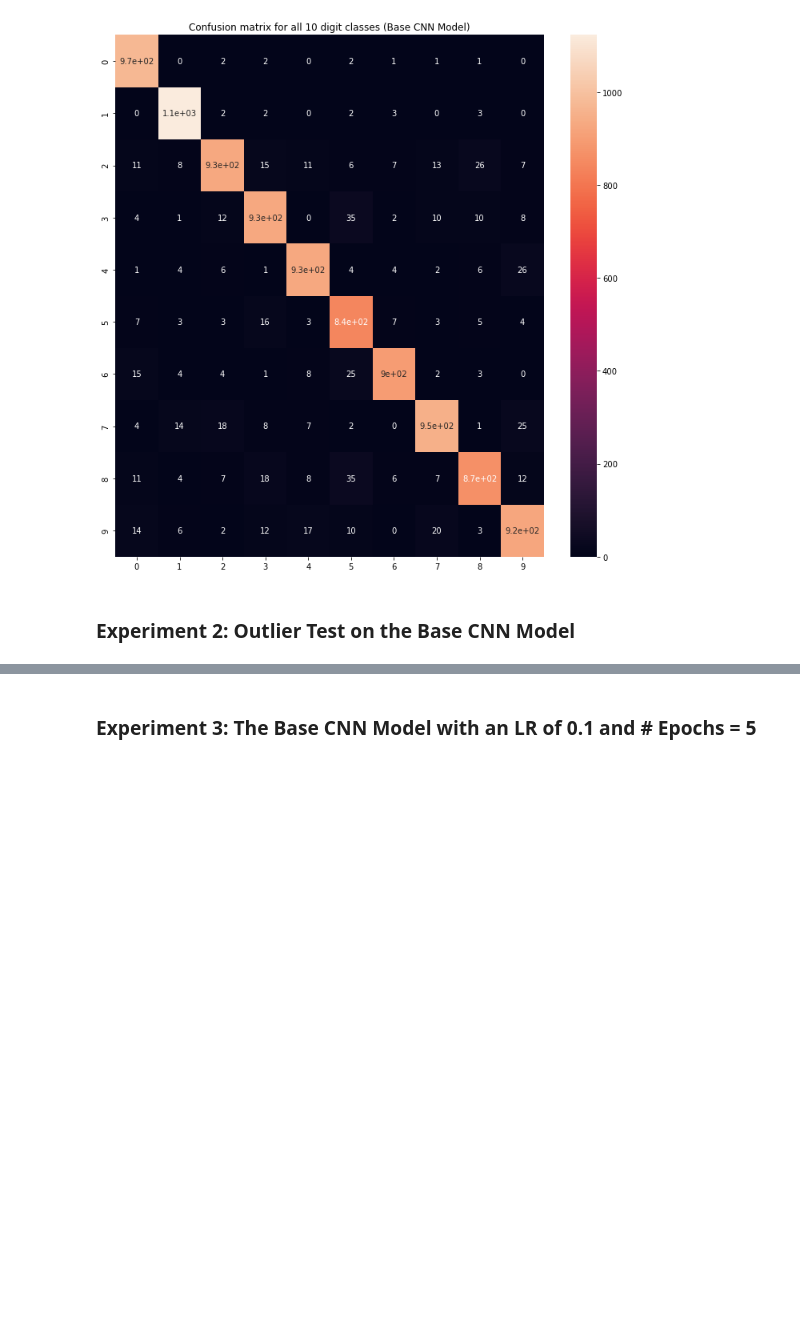
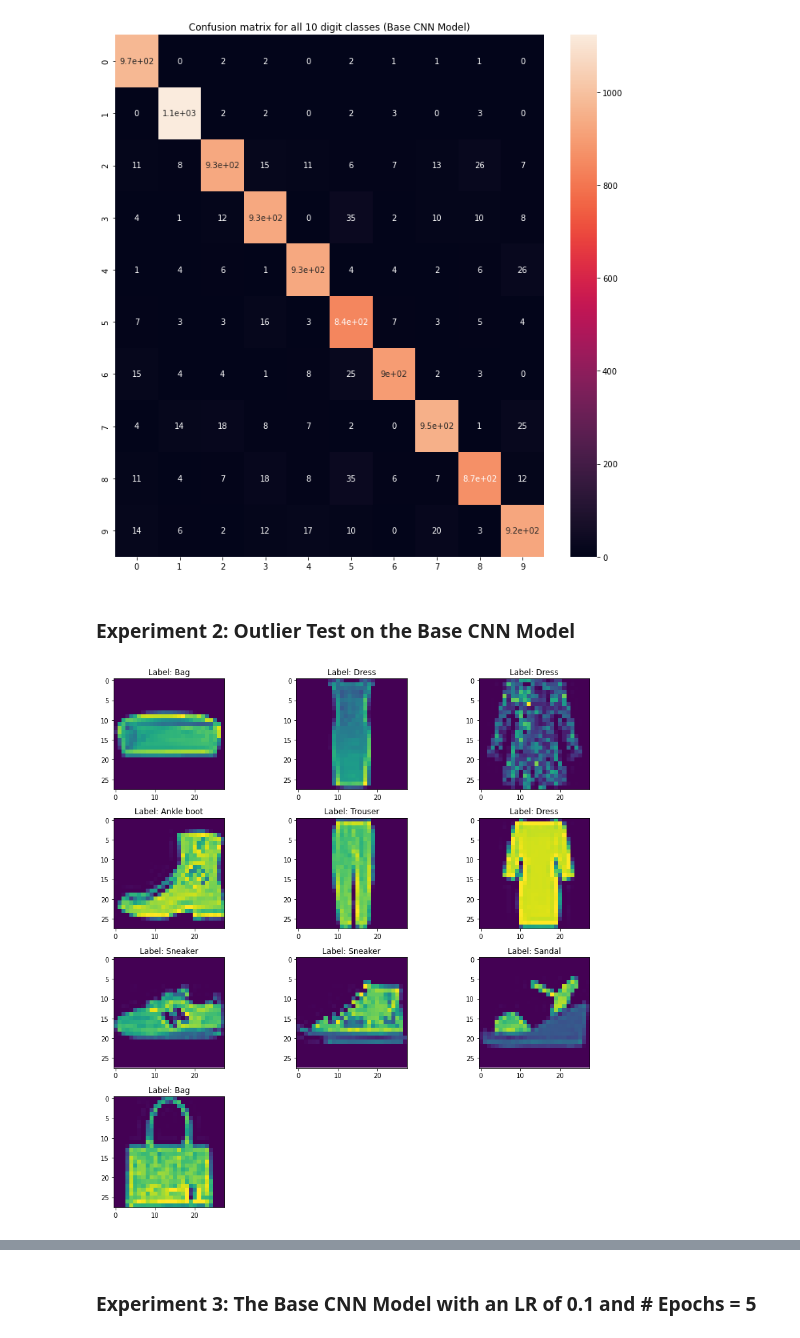
Before and after one commit to vidhur2k/CS6220-HW2, a Jupyter notebook: experiments.ipynb, the cells around one changed output, grey strips where cells are left out. Cells and saved outputs as stored; diff of their text form; code cells hidden in the pictures; blank space fills up the shorter version.

```diff
--- a/experiments.ipynb
+++ b/experiments.ipynb
@@ -212,3 +212,24 @@ sns.heatmap(cf, annot=True)
 [figure]
 # %% [markdown]
 ### Experiment 2: Outlier Test on the Base CNN Model
+# %%
+def load_fashion_mnist_data():
+    return datasets.FashionMNIST(root='./data', train=True, download=True, transform=transforms.Compose([
+        transforms.ToTensor(),
+        transforms.Normalize((0.5,), (0.5,))
+    ]))
+# %%
+fashion_mnist = load_fashion_mnist_data()
+# %%
+fashion_loader = torch.utils.data.DataLoader(fashion_mnist, batch_size=10, shuffle=True)
+# %%
+images, labels = next(iter(fashion_loader))
+# %%
+fig = plt.figure(figsize=(12, 12))
+for i in range(len(images)):
+    plt.subplot(4, 3, i+1)
+    plt.tight_layout()
+    plt.imshow(images[i][0])
+    plt.title(f'Label: {datasets.FashionMNIST.classes[labels[i].item()]}')
+# %% [output]
+[figure, added]
```
Also changed, not shown: parts of 5 cells of this notebook, 2 other files.
